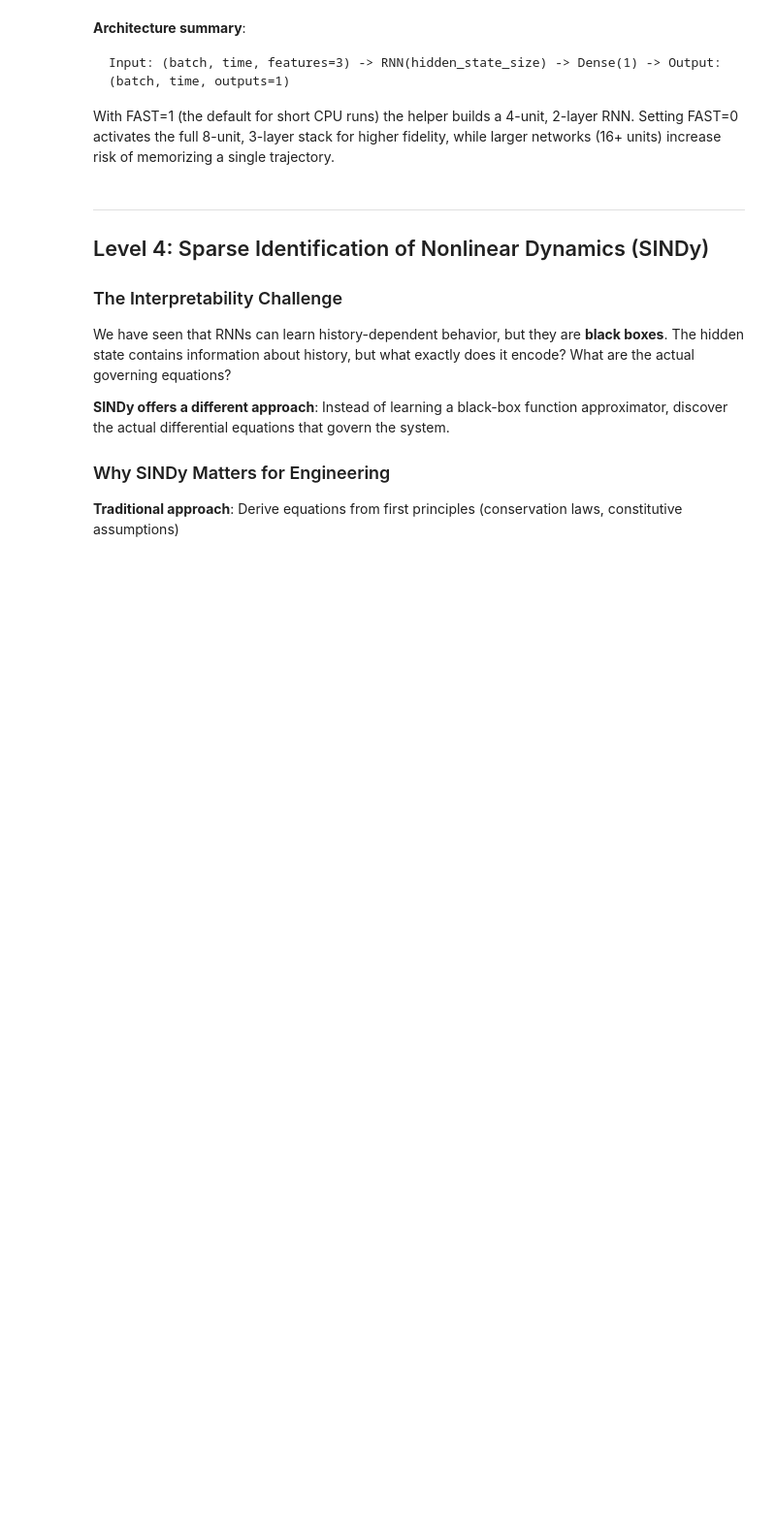
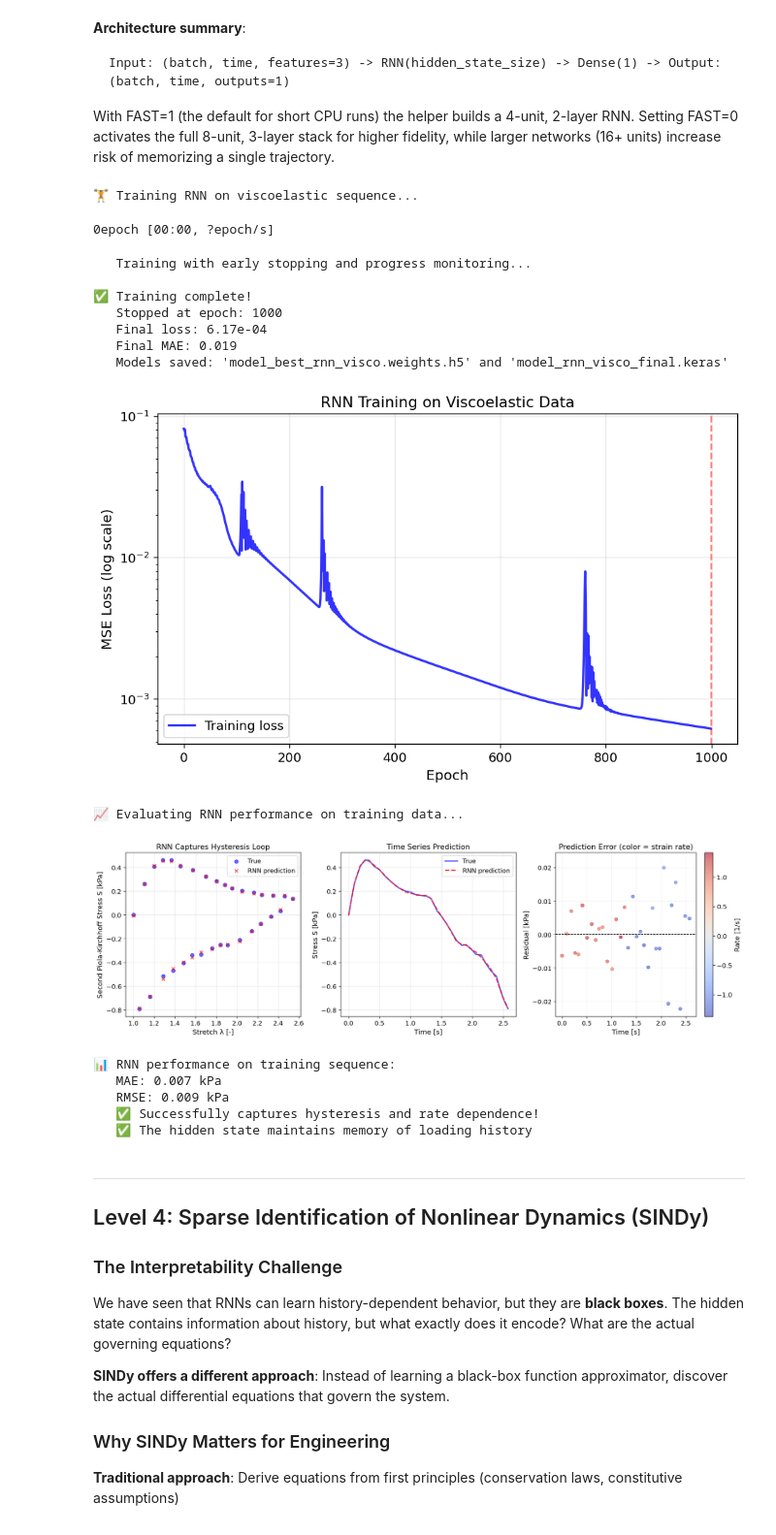
Before and after one commit to artkula/ML-retreat-tekmek-2025, a Jupyter notebook: NN_RNN_SINDy.ipynb, the cells around one changed output. Shown at 97% size. Drawn from its saved outputs; the diff is of its cells as text; code cells hidden in the pictures; blank space fills up the shorter version.

```diff
--- a/NN_RNN_SINDy.ipynb
+++ b/NN_RNN_SINDy.ipynb
@@ -1779,12 +1826,15 @@ With FAST=1 (the default for short CPU runs) the helper builds a 4-unit, 2-layer
 print("\n🏋️ Training RNN on viscoelastic sequence...")
 
 # Configure optimizer
-opt = keras.optimizers.Adam(learning_rate=1e-2 if not FAST else 5e-3)
+opt = keras.optimizers.Adam(
+    learning_rate=1e-2,
+)
 model_rnn_visco.compile(optimizer=opt, loss="mse", metrics=["mae"])
 
 # Callbacks for training
 es_rnn = callbacks.EarlyStopping(
-    patience=200 if not FAST else 50,
+    patience=300,
+    min_delta=1E-4,  # Stop when loss changes less than 1E-4
     restore_best_weights=True,
     monitor="loss",
     verbose=0
@@ -1815,8 +1865,8 @@ all_callbacks = [es_rnn, ckpt_rnn, tqdm_callback]
 print("   Training with early stopping and progress monitoring...")
 history_rnn_visco = model_rnn_visco.fit(
     X_rnn, y_rnn,
-    epochs=(2000 if not FAST else 500),
-    batch_size=1,
+    epochs=(2000 if not FAST else 1000),
+    batch_size=4,
     verbose=0,  # Suppress default output (tqdm handles it)
     callbacks=all_callbacks,
     shuffle=False  # Keep sequence order!
@@ -1890,33 +1940,51 @@ ax.legend()
 ax.grid(True, alpha=0.3)
 
 # Panel 3: Residuals colored by rate
 ax = axes[2]
 residuals_rnn = y_pred_rnn_physical - stress_seq
 scatter = ax.scatter(time_seq, residuals_rnn, s=30, alpha=0.6,
                     c=rate_seq, cmap='coolwarm')
 ax.axhline(0, color='black', linestyle='--', linewidth=1)
 ax.set_xlabel('Time [s]')
 ax.set_ylabel('Residual [kPa]')
 ax.set_title('Prediction Error (color = strain rate)')
 cbar = plt.colorbar(scatter, ax=ax)
 cbar.set_label('Rate [1/s]')
 
 # Set symmetric y-limits for residuals
 max_res = max(abs(residuals_rnn.min()), abs(residuals_rnn.max()))
 ax.set_ylim(-max_res*1.1, max_res*1.1)
 
 plt.tight_layout()
 plt.show()
 
 # Quantitative metrics
 mae_rnn_train = np.mean(np.abs(residuals_rnn))
 rmse_rnn_train = np.sqrt(np.mean(residuals_rnn**2))
 
 print(f"\n📊 RNN performance on training sequence:")
 print(f"   MAE: {mae_rnn_train:.3f} kPa")
 print(f"   RMSE: {rmse_rnn_train:.3f} kPa")
 print(f"   ✅ Successfully captures hysteresis and rate dependence!")
 print(f"   ✅ The hidden state maintains memory of loading history")
+# %% [output]
+🏋️ Training RNN on viscoelastic sequence...
+0epoch [00:00, ?epoch/s]
+   Training with early stopping and progress monitoring...
+
+✅ Training complete!
+   Stopped at epoch: 1000
+   Final loss: 6.17e-04
+   Final MAE: 0.019
+   Models saved: 'model_best_rnn_visco.weights.h5' and 'model_rnn_visco_final.keras'
+[figure, added]
+📈 Evaluating RNN performance on training data...
+[figure, added]
+📊 RNN performance on training sequence:
+   MAE: 0.007 kPa
+   RMSE: 0.009 kPa
+   ✅ Successfully captures hysteresis and rate dependence!
+   ✅ The hidden state maintains memory of loading history
 # %% [markdown]
 ---
 
```
Also changed, not shown: parts of 4 cells of this notebook.
